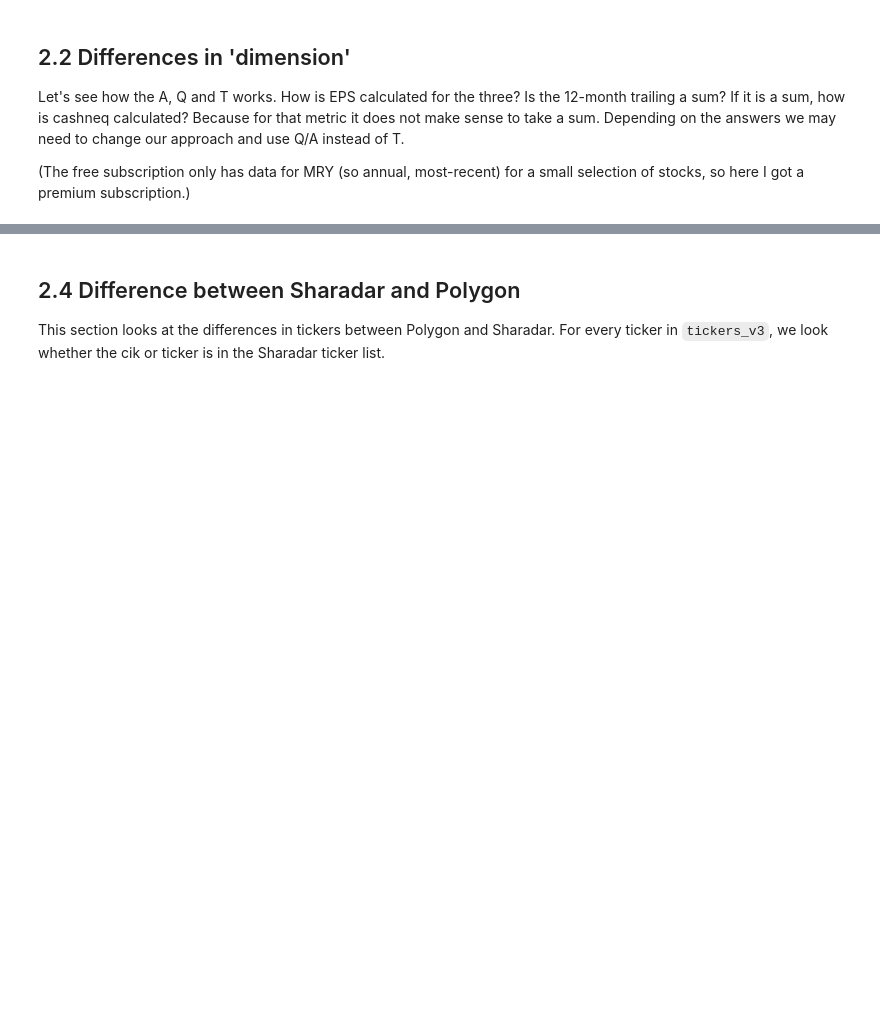
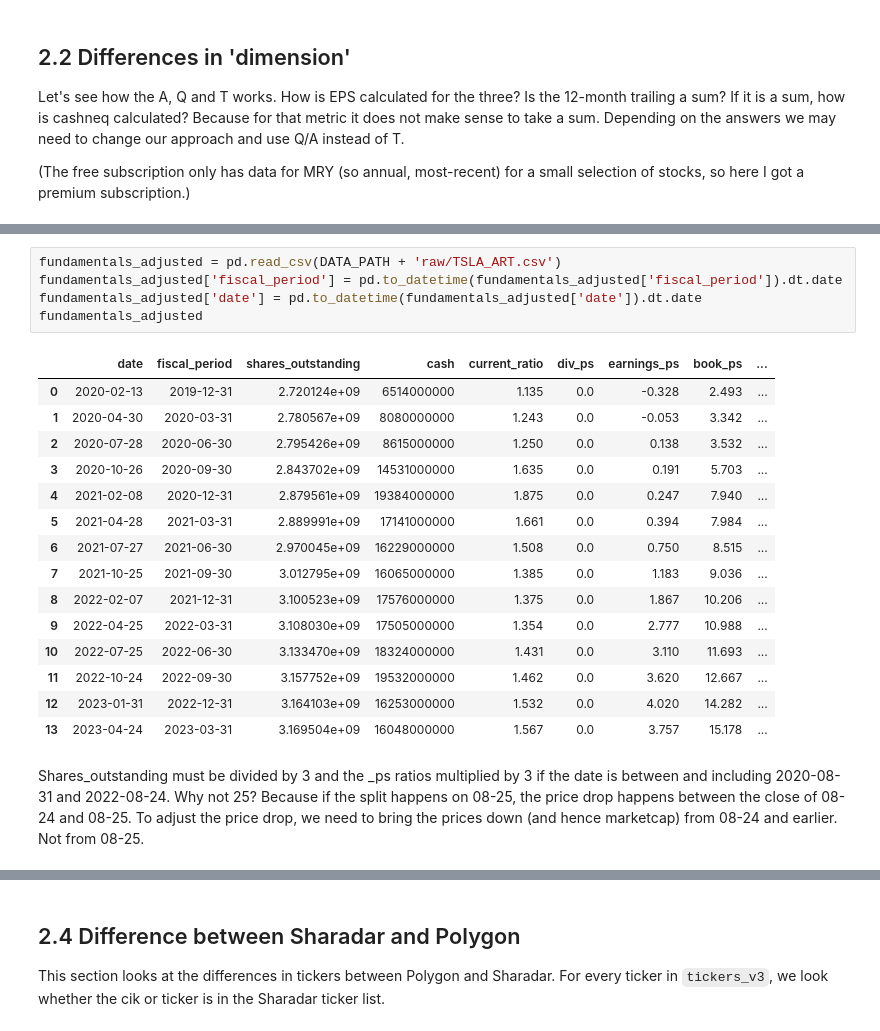
Before and after one commit to shinathan/QSExtended, a Jupyter notebook: data_import/polygon/2_get_fundamentals.ipynb, the cells around one changed output, grey strips where cells are left out. Cells and saved outputs as stored; diff of their text form; blank space fills up the shorter version.

```diff
--- a/data_import/polygon/2_get_fundamentals.ipynb
+++ b/data_import/polygon/2_get_fundamentals.ipynb
@@ -169,0 +262,23 @@ ticker_metadata = pd.read_csv(DATA_PATH + "raw/tickers.csv")
+# %%
+fundamentals_adjusted = pd.read_csv(DATA_PATH + 'raw/TSLA_ART.csv')
+fundamentals_adjusted['fiscal_period'] = pd.to_datetime(fundamentals_adjusted['fiscal_period']).dt.date
+fundamentals_adjusted['date'] = pd.to_datetime(fundamentals_adjusted['date']).dt.date
+fundamentals_adjusted
+# %% [output]
+|  | date | fiscal_period | shares_outstanding | cash | current_ratio | div_ps | earnings_ps | book_ps | ... |
+| 0 | 2020-02-13 | 2019-12-31 | 2.720124e+09 | 6514000000 | 1.135 | 0.0 | -0.328 | 2.493 | ... |
+| 1 | 2020-04-30 | 2020-03-31 | 2.780567e+09 | 8080000000 | 1.243 | 0.0 | -0.053 | 3.342 | ... |
+| 2 | 2020-07-28 | 2020-06-30 | 2.795426e+09 | 8615000000 | 1.250 | 0.0 | 0.138 | 3.532 | ... |
+| 3 | 2020-10-26 | 2020-09-30 | 2.843702e+09 | 14531000000 | 1.635 | 0.0 | 0.191 | 5.703 | ... |
+| 4 | 2021-02-08 | 2020-12-31 | 2.879561e+09 | 19384000000 | 1.875 | 0.0 | 0.247 | 7.940 | ... |
+| 5 | 2021-04-28 | 2021-03-31 | 2.889991e+09 | 17141000000 | 1.661 | 0.0 | 0.394 | 7.984 | ... |
+| 6 | 2021-07-27 | 2021-06-30 | 2.970045e+09 | 16229000000 | 1.508 | 0.0 | 0.750 | 8.515 | ... |
+| 7 | 2021-10-25 | 2021-09-30 | 3.012795e+09 | 16065000000 | 1.385 | 0.0 | 1.183 | 9.036 | ... |
+| 8 | 2022-02-07 | 2021-12-31 | 3.100523e+09 | 17576000000 | 1.375 | 0.0 | 1.867 | 10.206 | ... |
+| 9 | 2022-04-25 | 2022-03-31 | 3.108030e+09 | 17505000000 | 1.354 | 0.0 | 2.777 | 10.988 | ... |
+| 10 | 2022-07-25 | 2022-06-30 | 3.133470e+09 | 18324000000 | 1.431 | 0.0 | 3.110 | 11.693 | ... |
+| 11 | 2022-10-24 | 2022-09-30 | 3.157752e+09 | 19532000000 | 1.462 | 0.0 | 3.620 | 12.667 | ... |
+| 12 | 2023-01-31 | 2022-12-31 | 3.164103e+09 | 16253000000 | 1.532 | 0.0 | 4.020 | 14.282 | ... |
+| 13 | 2023-04-24 | 2023-03-31 | 3.169504e+09 | 16048000000 | 1.567 | 0.0 | 3.757 | 15.178 | ... |
+# %% [markdown]
+Shares_outstanding must be divided by 3 and the _ps ratios multiplied by 3 if the date is between and including 2020-08-31 and 2022-08-24. Why not 25? Because if the split happens on 08-25, the price drop happens between the close of 08-24 and 08-25. To adjust the price drop, we need to bring the prices down (and hence marketcap) from 08-24 and earlier. Not from 08-25.
```
Also changed, not shown: parts of 25 cells of this notebook, 4 other files.
